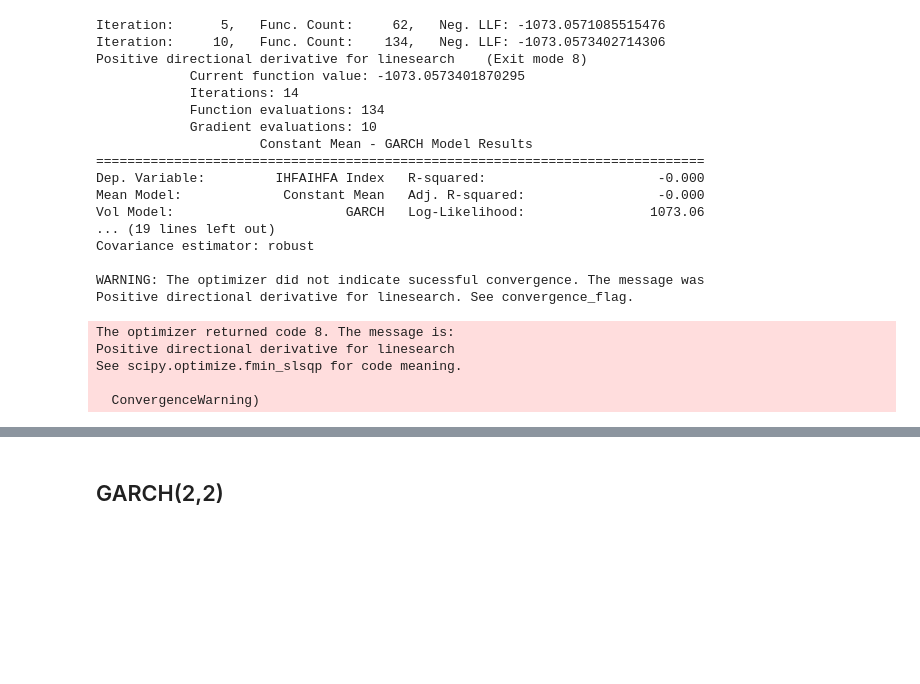
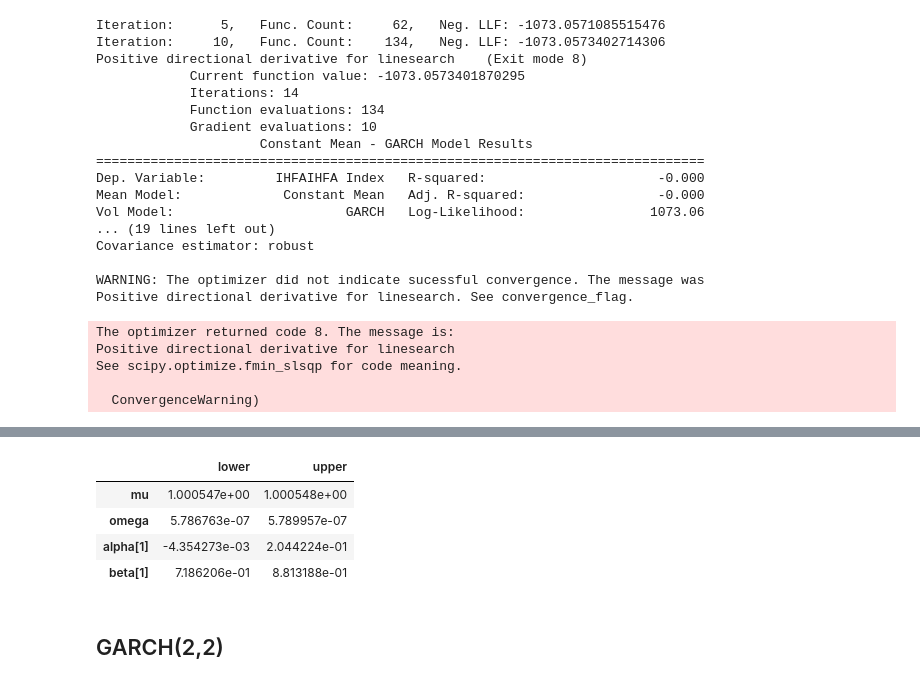
Before and after one commit to pedrobraz1990/EcoSeriesFinMoni, a Jupyter notebook: Monitoria1.ipynb, the cells around one changed output, grey strips where cells are left out. Cells and saved outputs as stored; diff of their text form; code cells hidden in the pictures; blank space fills up the shorter version.

```diff
--- a/Monitoria1.ipynb
+++ b/Monitoria1.ipynb
@@ -289,3 +293,11 @@ res.plot()
+# %%
+res.conf_int()
+# %% [output]
+|  | lower | upper |
+| mu | 1.000547e+00 | 1.000548e+00 |
+| omega | 5.786763e-07 | 5.789957e-07 |
+| alpha[1] | -4.354273e-03 | 2.044224e-01 |
+| beta[1] | 7.186206e-01 | 8.813188e-01 |
 # %% [markdown]
 ## GARCH(2,2)
 # %%
```
Also changed, not shown: parts of 3 cells of this notebook, 3 other files.
